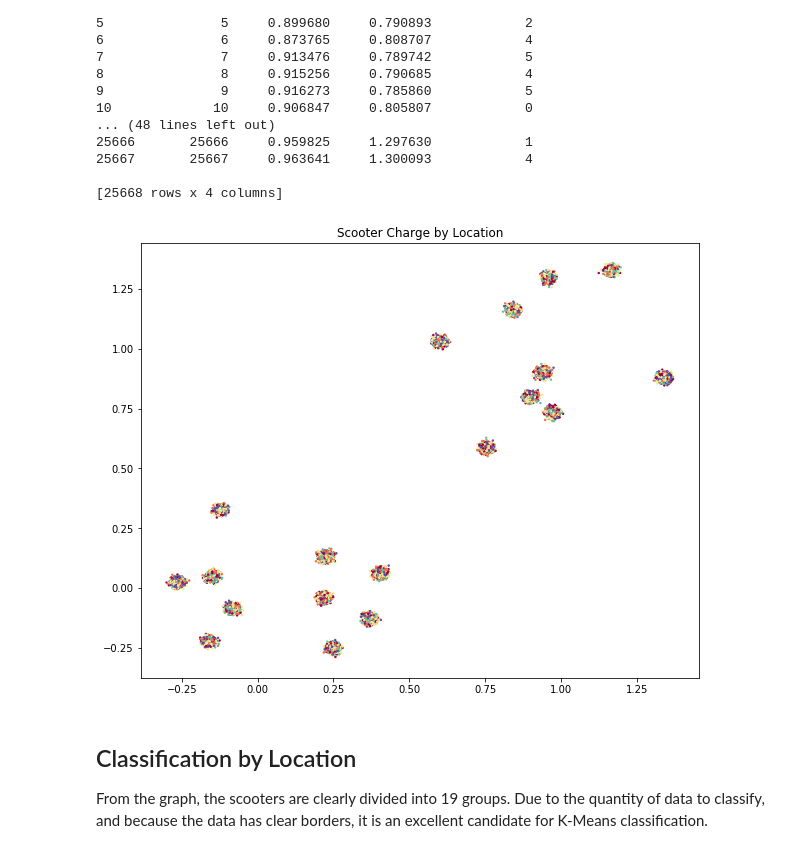
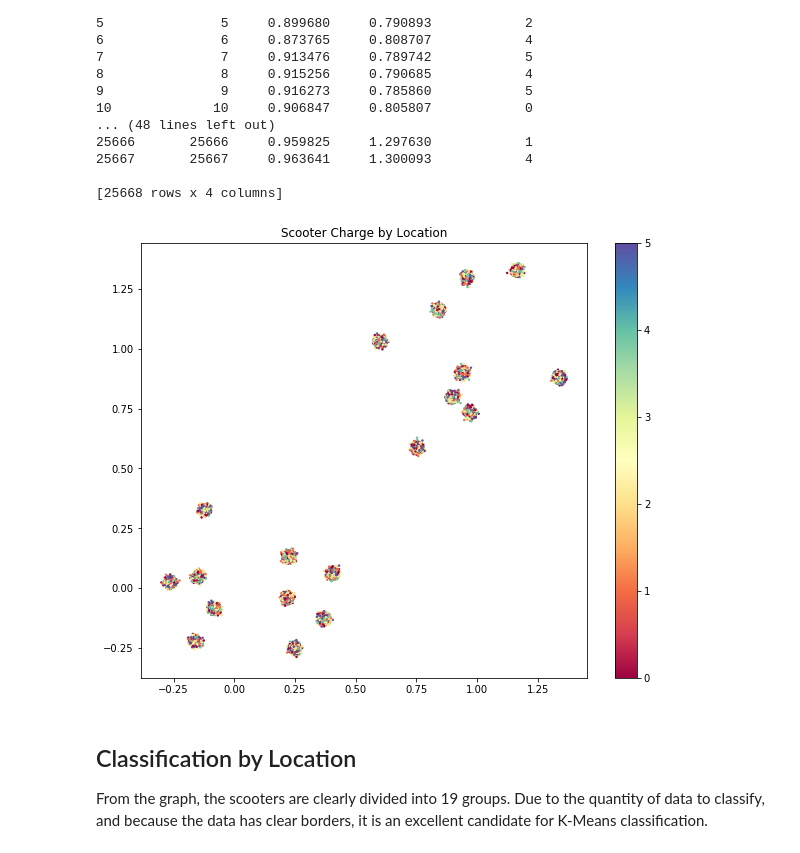
Before and after one commit to bkshrader/xtern-data-science-work-sample, a Jupyter notebook: worksample.ipynb, the cells around one changed output. Drawn from its saved outputs; the diff is of its cells as text; code cells hidden in the pictures.

Commit message:
Plot power levels per group

```diff
--- a/worksample.ipynb
+++ b/worksample.ipynb
@@ -27,13 +27,14 @@ print(scooter_data)
 # %%
 fig = plt.figure(figsize=(10, 8))
 plt.title("Scooter Charge by Location")
 plt.scatter(scooter_data.xcoordinate, scooter_data.ycoordinate,
             c=scooter_data.power_level, cmap=plt.get_cmap("Spectral"),
             s=2)
+plt.colorbar()
 fig.patch.set_facecolor("white")  # Set background to white for easier viewing on dark theme editors
 plt.show()
 # %% [output]
-[figure, old version]
+[figure, new version]
 # %% [markdown]
 ## Classification by Location
 
```
Also changed, not shown: parts of 2 cells of this notebook.
